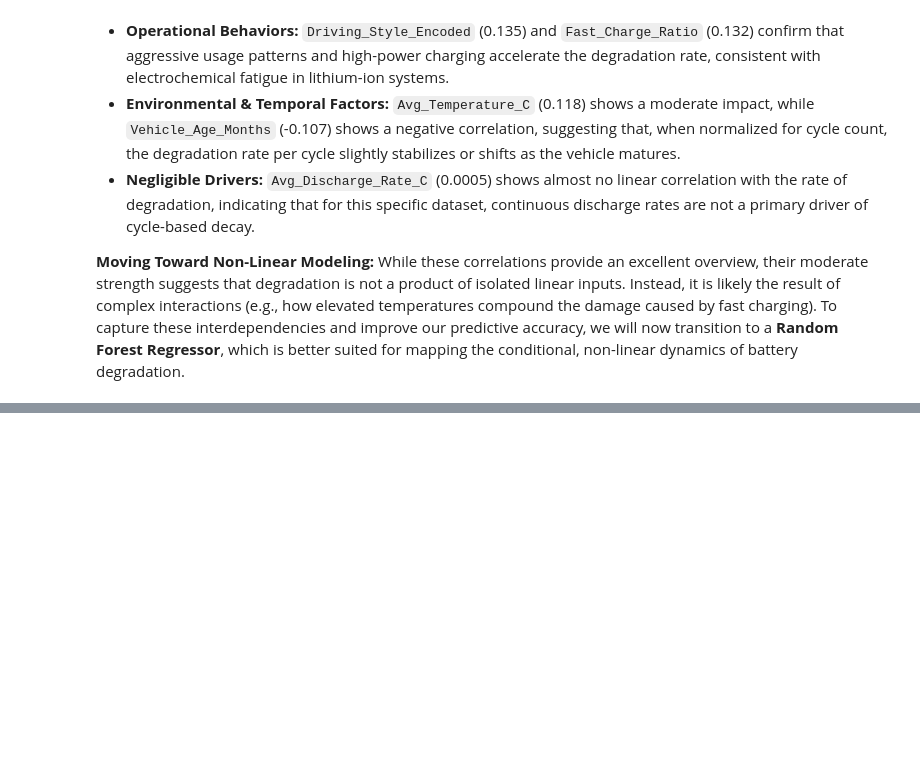
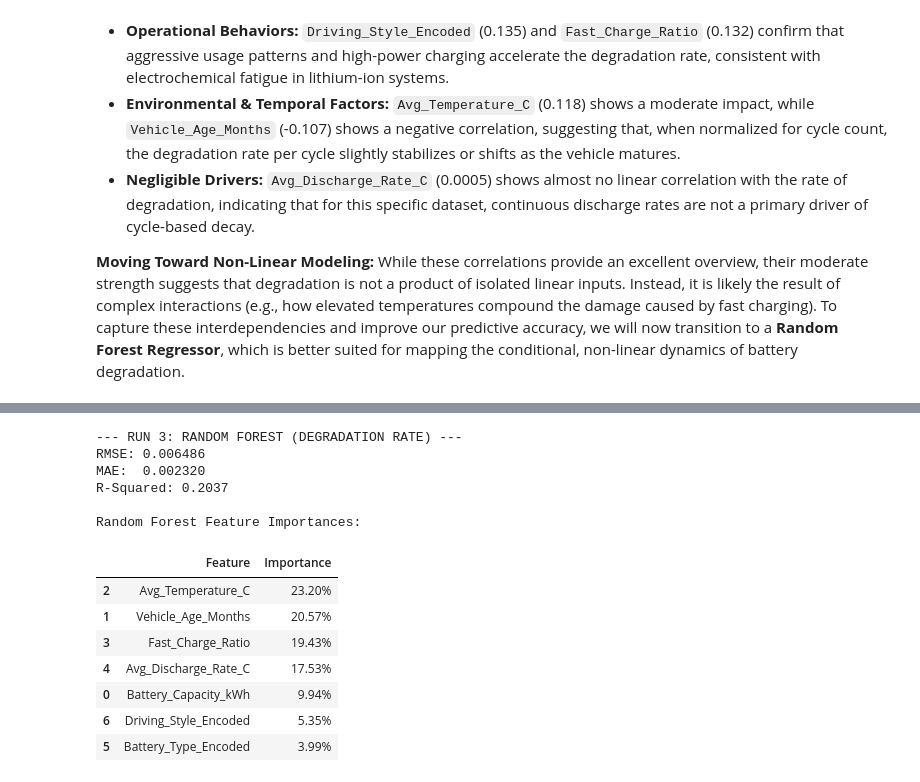
Before and after one commit to Ivan-Pelovski/Machine-Learning, a Jupyter notebook: ev-battery-degradation-modeling.ipynb, the cells around one changed output, grey strips where cells are left out. Drawn from its saved outputs; the diff is of its cells as text; code cells hidden in the pictures; blank space fills up the shorter version.

```diff
--- a/ev-battery-degradation-modeling.ipynb
+++ b/ev-battery-degradation-modeling.ipynb
@@ -540,0 +567,43 @@ While these correlations provide an excellent overview, their moderate strength
+# %%
+# 1. Train/Test Split on the Final Feature Matrix
+X_train_rf, X_test_rf, y_train_rf, y_test_rf = train_test_split(X_rf, y_rf, test_size=0.2, random_state=42)
+
+# 2. MLflow Run 3: Random Forest Regressor
+with mlflow.start_run(run_name="Run_3_Random_Forest_Rate"):
+
+    # Initialize and train model (using 100 decision trees)
+    rf_model = RandomForestRegressor(n_estimators=100, random_state=42, n_jobs=-1)
+    rf_model.fit(X_train_rf, y_train_rf)
+
+    # Predictions
+    y_pred_rf = rf_model.predict(X_test_rf)
+
+    # Calculate Metrics
+    rmse_rf = np.sqrt(mean_squared_error(y_test_rf, y_pred_rf))
+    mae_rf = mean_absolute_error(y_test_rf, y_pred_rf)
+    r2_rf = r2_score(y_test_rf, y_pred_rf)
+
+    # Log to MLflow
+    mlflow.log_param("model_type", "Random Forest Regressor")
+    mlflow.log_param("target_variable", "Degradation_per_Cycle")
+    mlflow.log_metric("RMSE", rmse_rf)
+    mlflow.log_metric("MAE", mae_rf)
+    mlflow.log_metric("R2_Score", r2_rf)
+    mlflow.sklearn.log_model(rf_model, "model")
+
+    print(f"--- RUN 3: RANDOM FOREST (DEGRADATION RATE) ---")
+    print(f"RMSE: {rmse_rf:.6f}")
+    print(f"MAE:  {mae_rf:.6f}")
+    print(f"R-Squared: {r2_rf:.4f}")
+
+    # Extract and display Feature Importances
+    print("\nRandom Forest Feature Importances:")
+    rf_importances = pd.DataFrame({
+        'Feature': X_rf.columns,
+        'Importance': rf_model.feature_importances_
+    }).sort_values(by='Importance', ascending=False)
+
+    # Format the importances as percentages for easier reading
+    rf_importances['Importance'] = (rf_importances['Importance'] * 100).map("{:.2f}%".format)
+    display(rf_importances)
+# %% [output]
@@ -540,0 +611,14 @@ While these correlations provide an excellent overview, their moderate strength
+--- RUN 3: RANDOM FOREST (DEGRADATION RATE) ---
+RMSE: 0.006486
+MAE:  0.002320
+R-Squared: 0.2037
+
+Random Forest Feature Importances:
+|  | Feature | Importance |
+| 2 | Avg_Temperature_C | 23.20% |
+| 1 | Vehicle_Age_Months | 20.57% |
+| 3 | Fast_Charge_Ratio | 19.43% |
+| 4 | Avg_Discharge_Rate_C | 17.53% |
+| 0 | Battery_Capacity_kWh | 9.94% |
+| 6 | Driving_Style_Encoded | 5.35% |
+| 5 | Battery_Type_Encoded | 3.99% |
```
Also changed, not shown: parts of 16 cells of this notebook.
